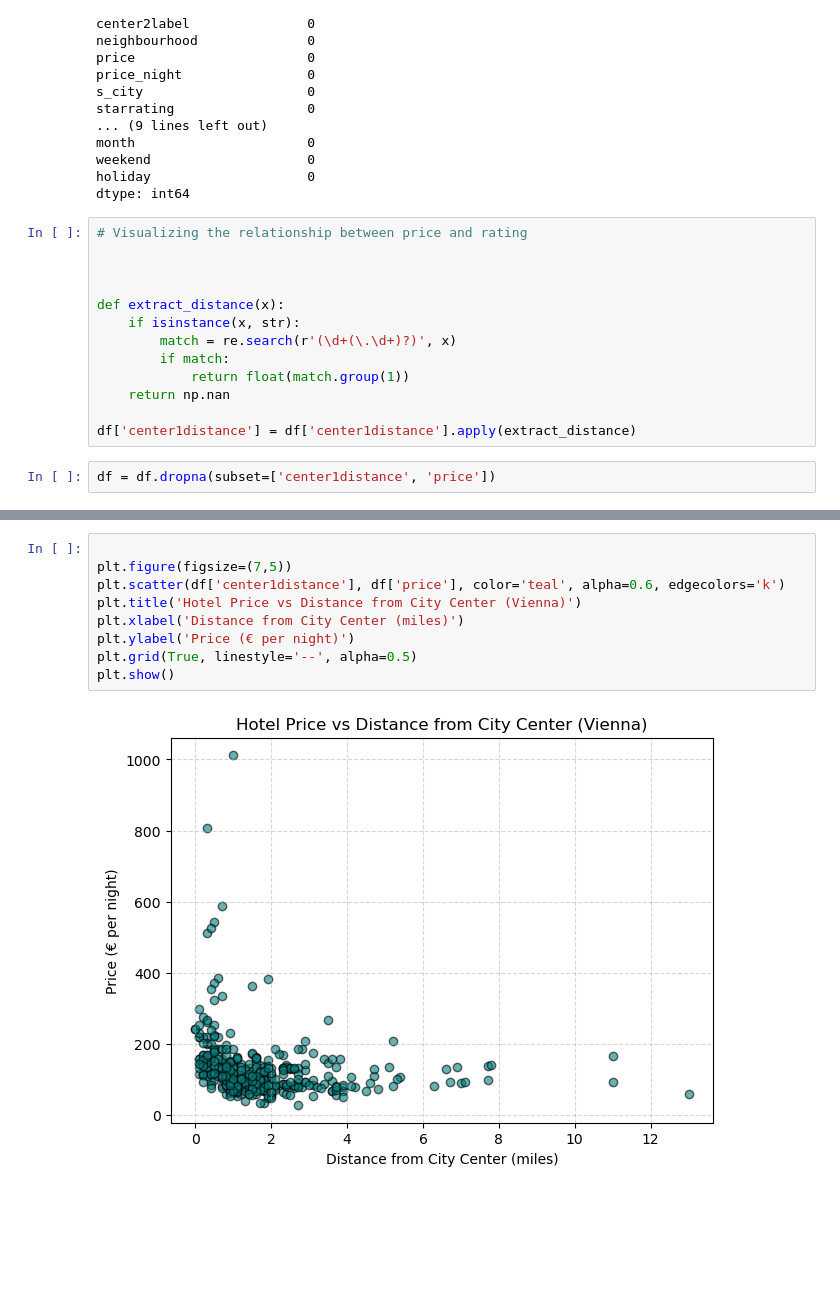
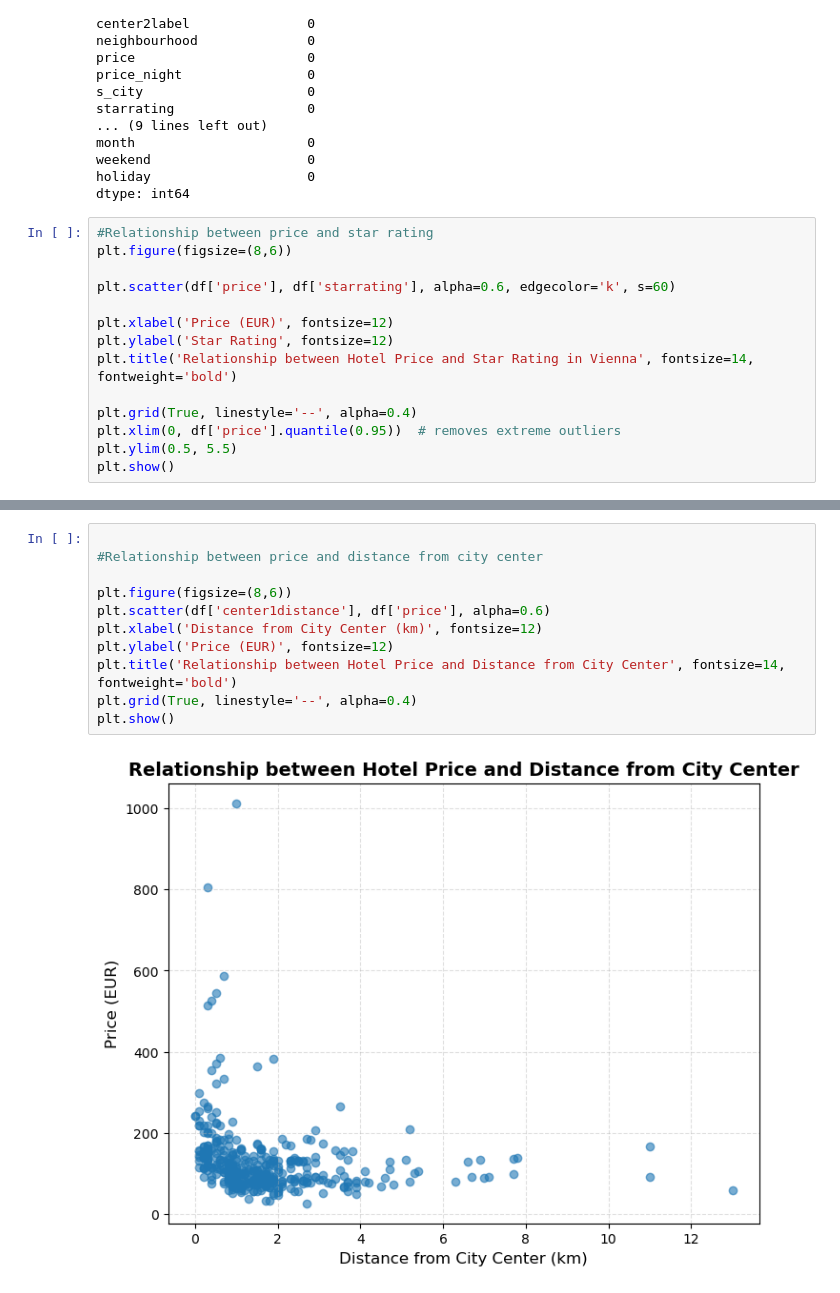
Before and after one commit to abdullahabrh/hotels-vienna, a Jupyter notebook: analysis/analysis.ipynb, the cells around one changed output, grey strips where cells are left out. Cells and saved outputs as stored; diff of their text form; blank space fills up the shorter version.

```diff
--- a/analysis/analysis.ipynb
+++ b/analysis/analysis.ipynb
@@ -101,18 +103,17 @@ month                      0
 weekend                    0
 holiday                    0
 dtype: int64
-# %%
-# Visualizing the relationship between price and rating
-
-
-
-def extract_distance(x):
-    if isinstance(x, str):
-        match = re.search(r'(\d+(\.\d+)?)', x)
-        if match:
-            return float(match.group(1))
-    return np.nan
-
-df['center1distance'] = df['center1distance'].apply(extract_distance)
 # %%
-df = df.dropna(subset=['center1distance', 'price'])
+#Relationship between price and star rating
+plt.figure(figsize=(8,6))
+
+plt.scatter(df['price'], df['starrating'], alpha=0.6, edgecolor='k', s=60)
+
+plt.xlabel('Price (EUR)', fontsize=12)
+plt.ylabel('Star Rating', fontsize=12)
+plt.title('Relationship between Hotel Price and Star Rating in Vienna', fontsize=14, fontweight='bold')
+
+plt.grid(True, linestyle='--', alpha=0.4)
+plt.xlim(0, df['price'].quantile(0.95))  # removes extreme outliers
+plt.ylim(0.5, 5.5)
+plt.show()
@@ -119,11 +122,13 @@ df = df.dropna(subset=['center1distance', 'price'])
 # %%
 
-plt.figure(figsize=(7,5))
-plt.scatter(df['center1distance'], df['price'], color='teal', alpha=0.6, edgecolors='k')
-plt.title('Hotel Price vs Distance from City Center (Vienna)')
-plt.xlabel('Distance from City Center (miles)')
-plt.ylabel('Price (€ per night)')
-plt.grid(True, linestyle='--', alpha=0.5)
+#Relationship between price and distance from city center
+
+plt.figure(figsize=(8,6))
+plt.scatter(df['center1distance'], df['price'], alpha=0.6)
+plt.xlabel('Distance from City Center (km)', fontsize=12)
+plt.ylabel('Price (EUR)', fontsize=12)
+plt.title('Relationship between Hotel Price and Distance from City Center', fontsize=14, fontweight='bold')
+plt.grid(True, linestyle='--', alpha=0.4)
 plt.show()
 # %% [output]
-[figure, old version]
+[figure, new version]
```
Also changed, not shown: parts of 3 cells of this notebook.
